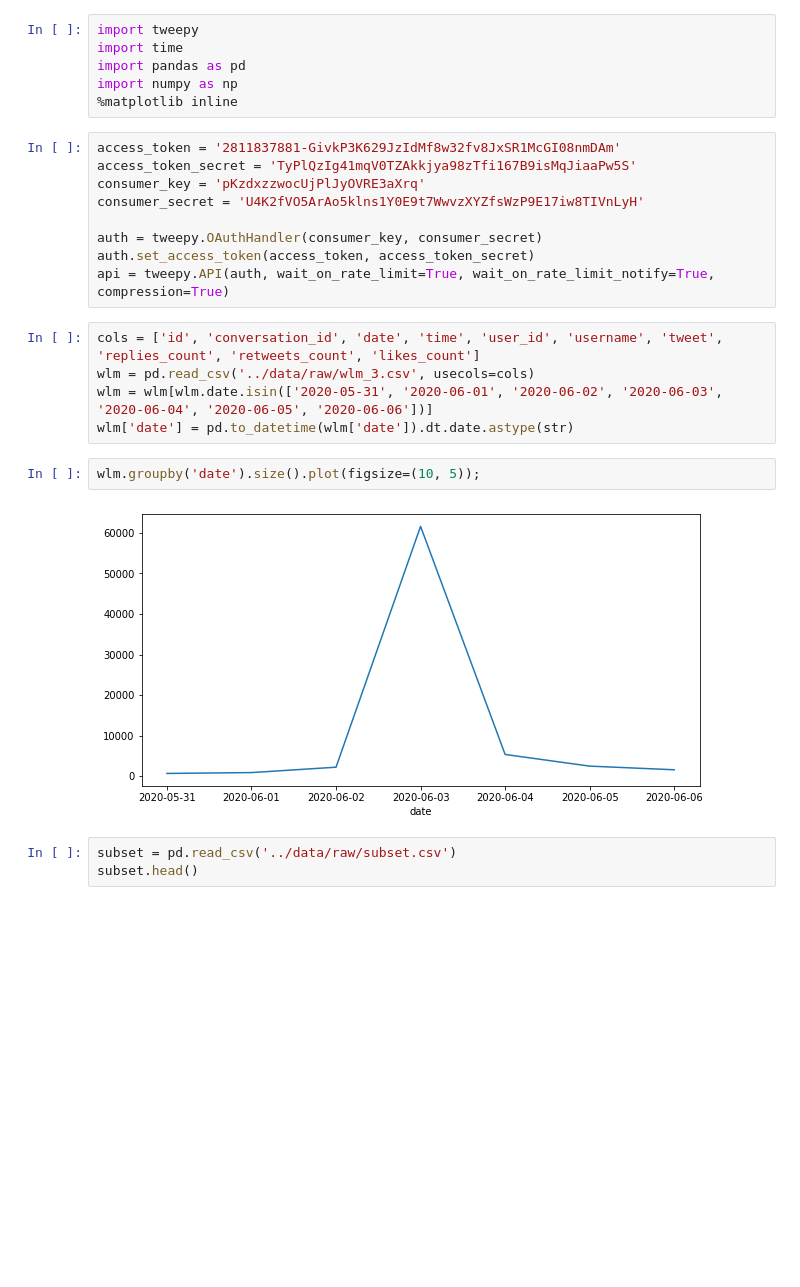
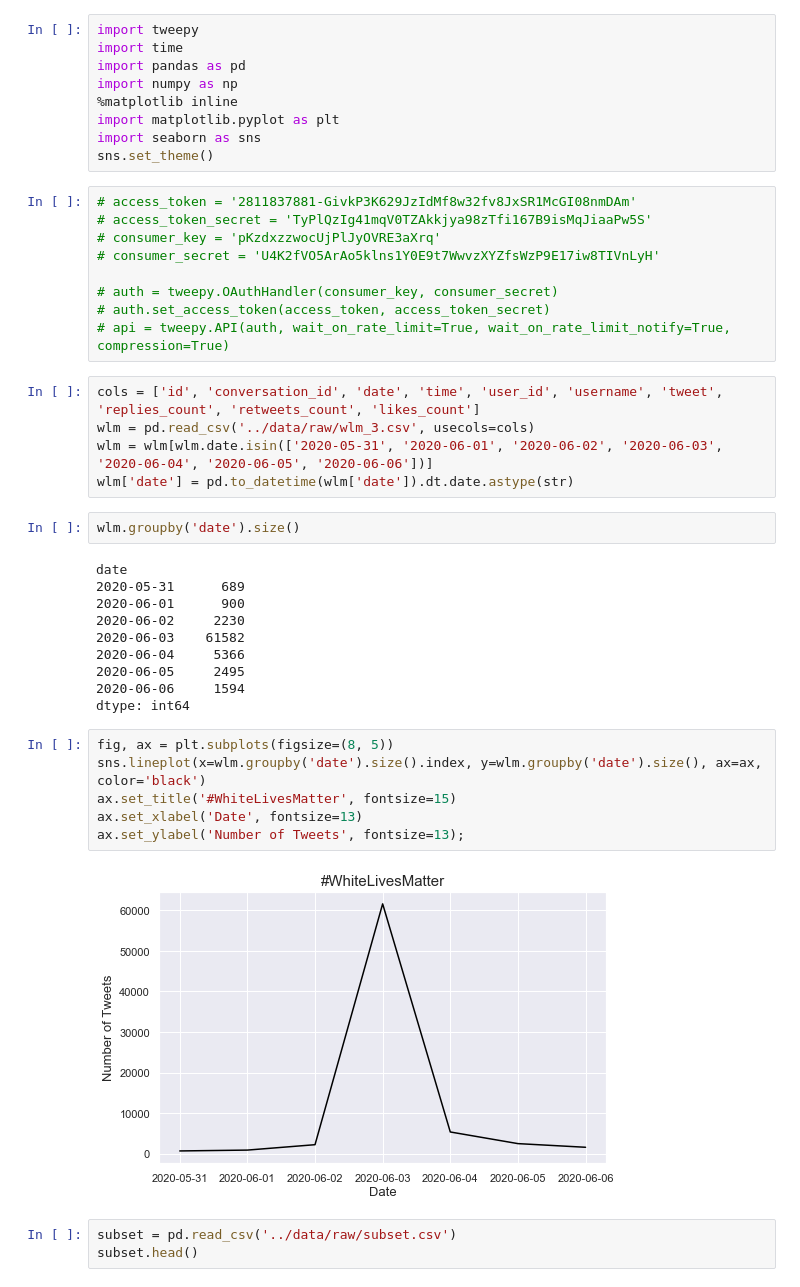
Before and after one commit to dliu9999/Fandom-Online-Collaboration, a Jupyter notebook: notebooks/followers.ipynb, the cells around one changed output. Cells and saved outputs as stored; diff of their text form; blank space fills up the shorter version.

```diff
--- a/notebooks/followers.ipynb
+++ b/notebooks/followers.ipynb
@@ -4,24 +4,43 @@ import time
 import pandas as pd
 import numpy as np
 %matplotlib inline
+import matplotlib.pyplot as plt
+import seaborn as sns
+sns.set_theme()
 # %%
-access_token = '2811837881-GivkP3K629JzIdMf8w32fv8JxSR1McGI08nmDAm'
-access_token_secret = 'TyPlQzIg41mqV0TZAkkjya98zTfi167B9isMqJiaaPw5S'
-consumer_key = 'pKzdxzzwocUjPlJyOVRE3aXrq'
-consumer_secret = 'U4K2fVO5ArAo5klns1Y0E9t7WwvzXYZfsWzP9E17iw8TIVnLyH'
+# access_token = '2811837881-GivkP3K629JzIdMf8w32fv8JxSR1McGI08nmDAm'
+# access_token_secret = 'TyPlQzIg41mqV0TZAkkjya98zTfi167B9isMqJiaaPw5S'
+# consumer_key = 'pKzdxzzwocUjPlJyOVRE3aXrq'
+# consumer_secret = 'U4K2fVO5ArAo5klns1Y0E9t7WwvzXYZfsWzP9E17iw8TIVnLyH'
 
-auth = tweepy.OAuthHandler(consumer_key, consumer_secret)
-auth.set_access_token(access_token, access_token_secret)
-api = tweepy.API(auth, wait_on_rate_limit=True, wait_on_rate_limit_notify=True, compression=True)
+# auth = tweepy.OAuthHandler(consumer_key, consumer_secret)
+# auth.set_access_token(access_token, access_token_secret)
+# api = tweepy.API(auth, wait_on_rate_limit=True, wait_on_rate_limit_notify=True, compression=True)
 # %%
 cols = ['id', 'conversation_id', 'date', 'time', 'user_id', 'username', 'tweet', 'replies_count', 'retweets_count', 'likes_count']
 wlm = pd.read_csv('../data/raw/wlm_3.csv', usecols=cols)
 wlm = wlm[wlm.date.isin(['2020-05-31', '2020-06-01', '2020-06-02', '2020-06-03', '2020-06-04', '2020-06-05', '2020-06-06'])]
 wlm['date'] = pd.to_datetime(wlm['date']).dt.date.astype(str)
 # %%
-wlm.groupby('date').size().plot(figsize=(10, 5));
+wlm.groupby('date').size()
 # %% [output]
-[figure, removed]
+date
+2020-05-31      689
+2020-06-01      900
+2020-06-02     2230
+2020-06-03    61582
+2020-06-04     5366
+2020-06-05     2495
+2020-06-06     1594
+dtype: int64
+# %%
+fig, ax = plt.subplots(figsize=(8, 5))
+sns.lineplot(x=wlm.groupby('date').size().index, y=wlm.groupby('date').size(), ax=ax, color='black')
+ax.set_title('#WhiteLivesMatter', fontsize=15)
+ax.set_xlabel('Date', fontsize=13)
+ax.set_ylabel('Number of Tweets', fontsize=13);
+# %% [output]
+[figure, added]
 # %%
 subset = pd.read_csv('../data/raw/subset.csv')
 subset.head()
```
Also changed, not shown: parts of 3 cells of this notebook, 7 other files.
